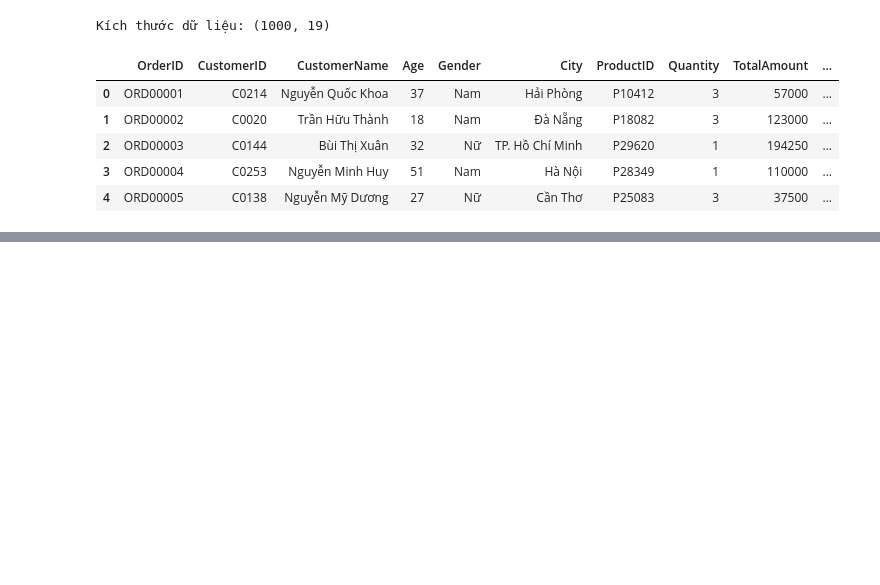
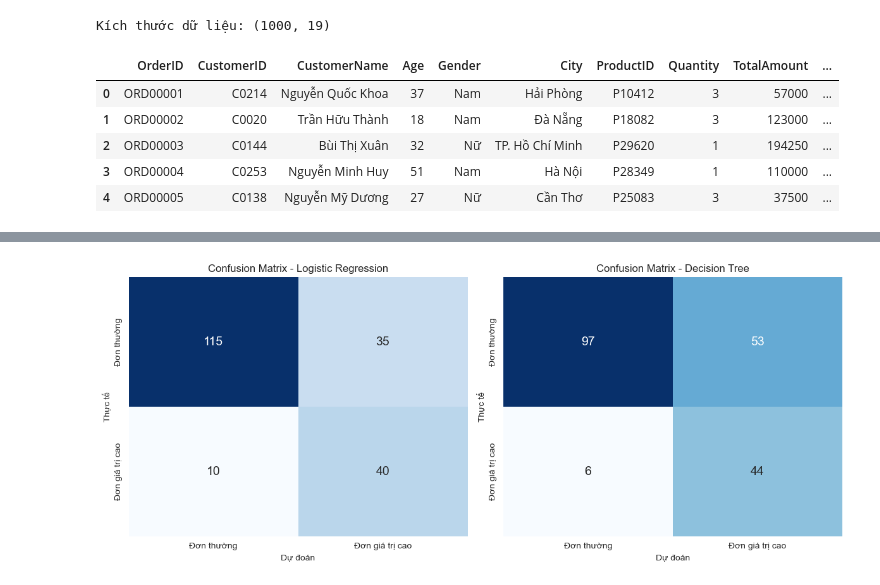
Before and after one commit to MoshiM0chiMoshi/Group5_Pharmacity_Personal_Care, a Jupyter notebook: Stage 2/03_Classification.ipynb, the cells around one changed output, grey strips where cells are left out. Drawn from its saved outputs; the diff is of its cells as text; code cells hidden in the pictures; blank space fills up the shorter version.

```diff
--- a/Stage 2/03_Classification.ipynb
+++ b/Stage 2/03_Classification.ipynb
@@ -417,0 +227,4 @@ Xác suất là đơn giá trị cao: 92.7%
+# %%
+scaler = StandardScaler()
+X_train_sc = scaler.fit_transform(X_train)
+X_test_sc = scaler.transform(X_test)
@@ -417,0 +255,8 @@ Xác suất là đơn giá trị cao: 92.7%
+# %%
+# Phiên bản B: có class_weight='balanced'
+lr = LogisticRegression(max_iter=1000, class_weight='balanced', random_state=42)
+lr.fit(X_train_sc, y_train)
+pred_lr = lr.predict(X_test_sc)
+
+print('=== Logistic Regression - CÓ class_weight="balanced" ===')
+print(classification_report(y_test, pred_lr, target_names=['Đơn thường', 'Đơn giá trị cao']))
@@ -417,0 +282,12 @@ Xác suất là đơn giá trị cao: 92.7%
+# %%
+ket_qua_depth = []
+for d in [None, 3, 4, 5, 6]:
+    cay = DecisionTreeClassifier(max_depth=d, class_weight='balanced', random_state=42)
+    cay.fit(X_train, y_train)
+    ket_qua_depth.append({
+        'max_depth': 'Không giới hạn' if d is None else d,
+        'Accuracy train': round(cay.score(X_train, y_train), 3),
+        'Accuracy test': round(cay.score(X_test, y_test), 3),
+    })
+
+pd.DataFrame(ket_qua_depth)
@@ -417,0 +304,7 @@ Xác suất là đơn giá trị cao: 92.7%
+# %%
+dt = DecisionTreeClassifier(max_depth=4, class_weight='balanced', random_state=42)
+dt.fit(X_train, y_train)
+pred_dt = dt.predict(X_test)
+
+print('=== Decision Tree (max_depth=4, class_weight="balanced") ===')
+print(classification_report(y_test, pred_dt, target_names=['Đơn thường', 'Đơn giá trị cao']))
@@ -417,0 +330,16 @@ Xác suất là đơn giá trị cao: 92.7%
+# %%
+nhan = ['Đơn thường', 'Đơn giá trị cao']
+
+fig, axes = plt.subplots(1, 2, figsize=(12, 5))
+for ax, pred, ten in zip(axes, [pred_lr, pred_dt], ['Logistic Regression', 'Decision Tree']):
+    cm = confusion_matrix(y_test, pred)
+    sns.heatmap(cm, annot=True, fmt='d', cmap='Blues', cbar=False,
+                xticklabels=nhan, yticklabels=nhan, ax=ax, annot_kws={'size': 14})
+    ax.set_title(f'Confusion Matrix - {ten}')
+    ax.set_xlabel('Dự đoán')
+    ax.set_ylabel('Thực tế')
+
+plt.tight_layout()
+plt.show()
+# %% [output]
+[figure, added]
```
Also changed, not shown: parts of 67 cells of this notebook, 18 other files.
